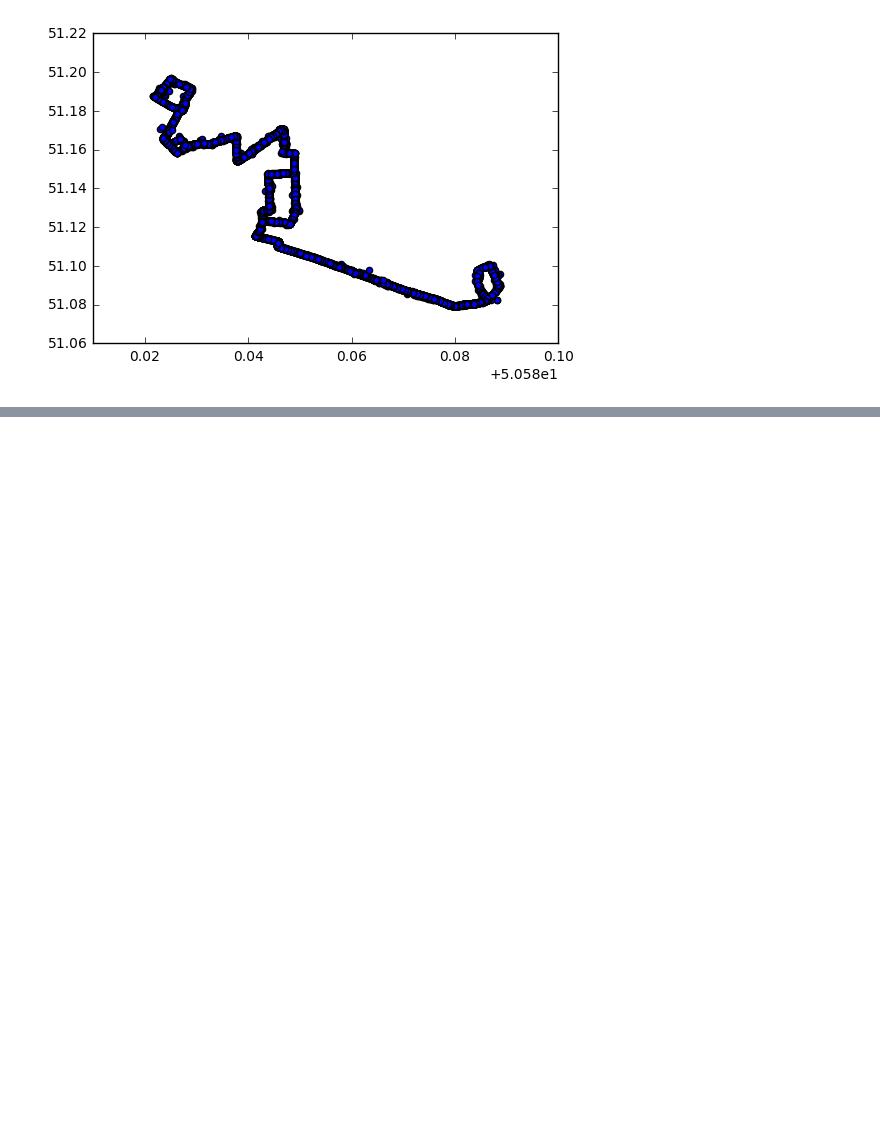
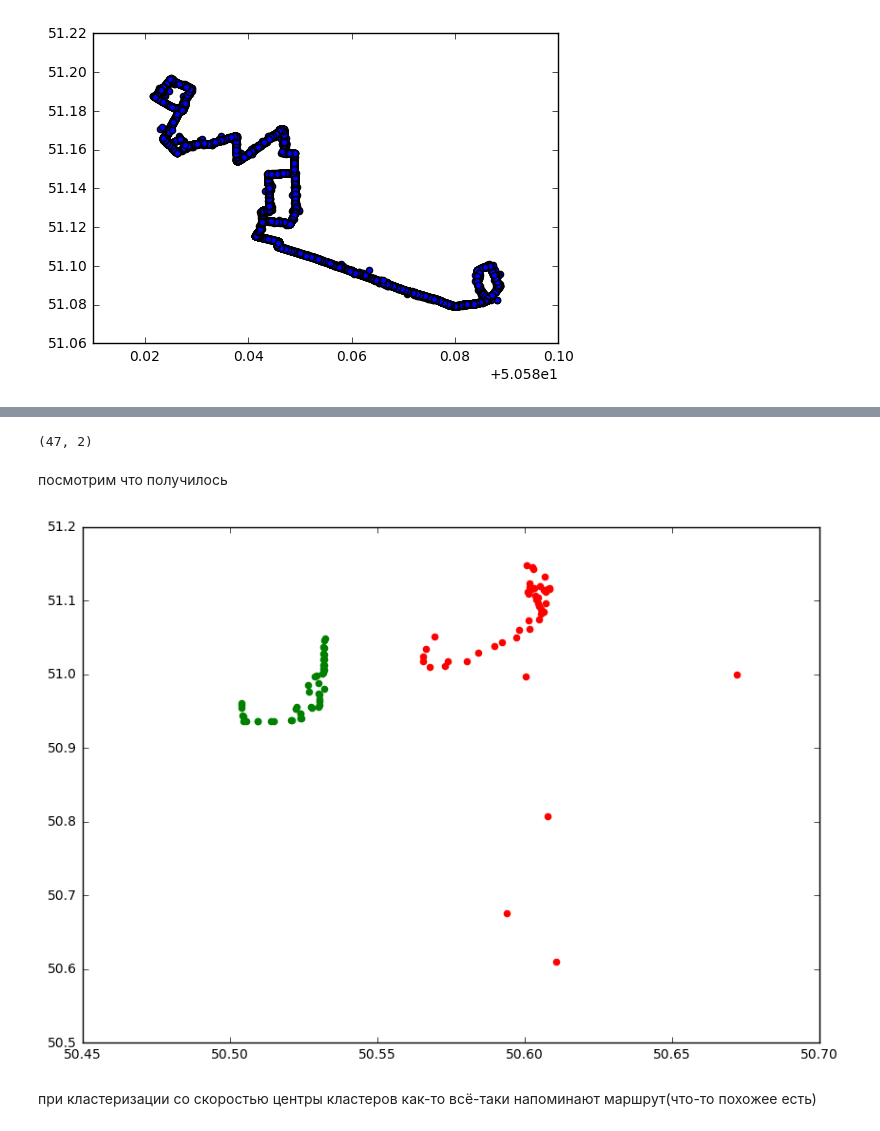
Before and after one commit to Cubbee/public-transport-stops-challenge, a Jupyter notebook: Stops.ipynb, the cells around one changed output, grey strips where cells are left out. Drawn from its saved outputs; the diff is of its cells as text; code cells hidden in the pictures; blank space fills up the shorter version.

```diff
--- a/Stops.ipynb
+++ b/Stops.ipynb
@@ -304,0 +353,2 @@ bus_sv1.to_csv('busSv1.csv',index=False,sep=',')
+# %%
+df_stopsCount = pd.read_csv( '/home/roman/work/data/stops/route_to_stops_count.tsv', sep = '\t', names = ['type', 'route_id', 'count'])
@@ -304,0 +376,22 @@ bus_sv1.to_csv('busSv1.csv',index=False,sep=',')
+# %%
+tr_type, route, cntStops = df_stopsCount.values[0]
+# %%
+crds = data_cp[(data_cp['type'] == tr_type)][['lat', 'lon', 'velocity']]
+# %%
+kmeans = KMeans(n_clusters = cntStops, n_init=1).fit(crds)
+pred_stpos = kmeans.cluster_centers_
+# %%
+pred_stpos[:,0:2].shape
+# %% [output]
+(47, 2)
+# %% [markdown]
+посмотрим что получилось
+# %%
+plt.figure(figsize=(10,7))
+plt.scatter(pred_stpos[:,0],pred_stpos[:,1],marker='o',color='red')
+plt.scatter(target_bus_stops['lat'],target_bus_stops['lon'],marker='o',color='green')
+plt.show()
+# %% [output]
+[figure, added]
+# %% [markdown]
+при кластеризации со скоростью центры кластеров как-то всё-таки напоминают маршрут(что-то похожее есть)
```
Also changed, not shown: parts of 87 cells of this notebook.
